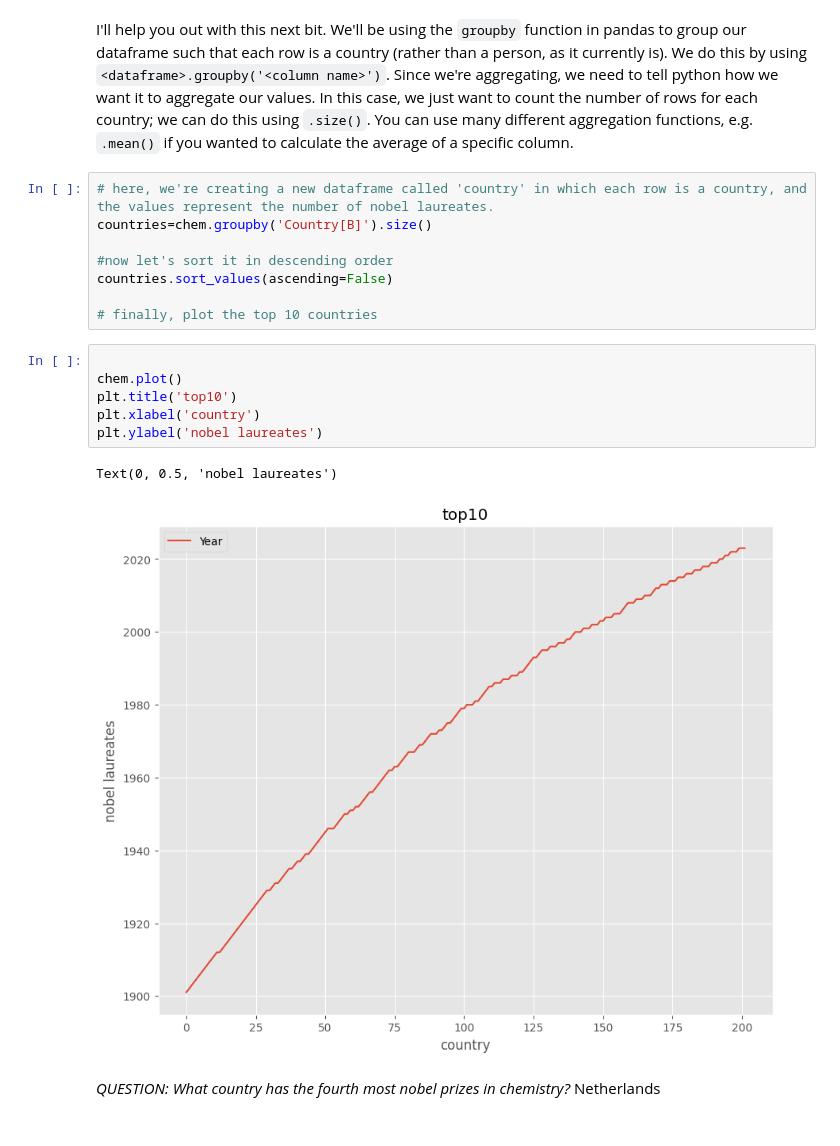
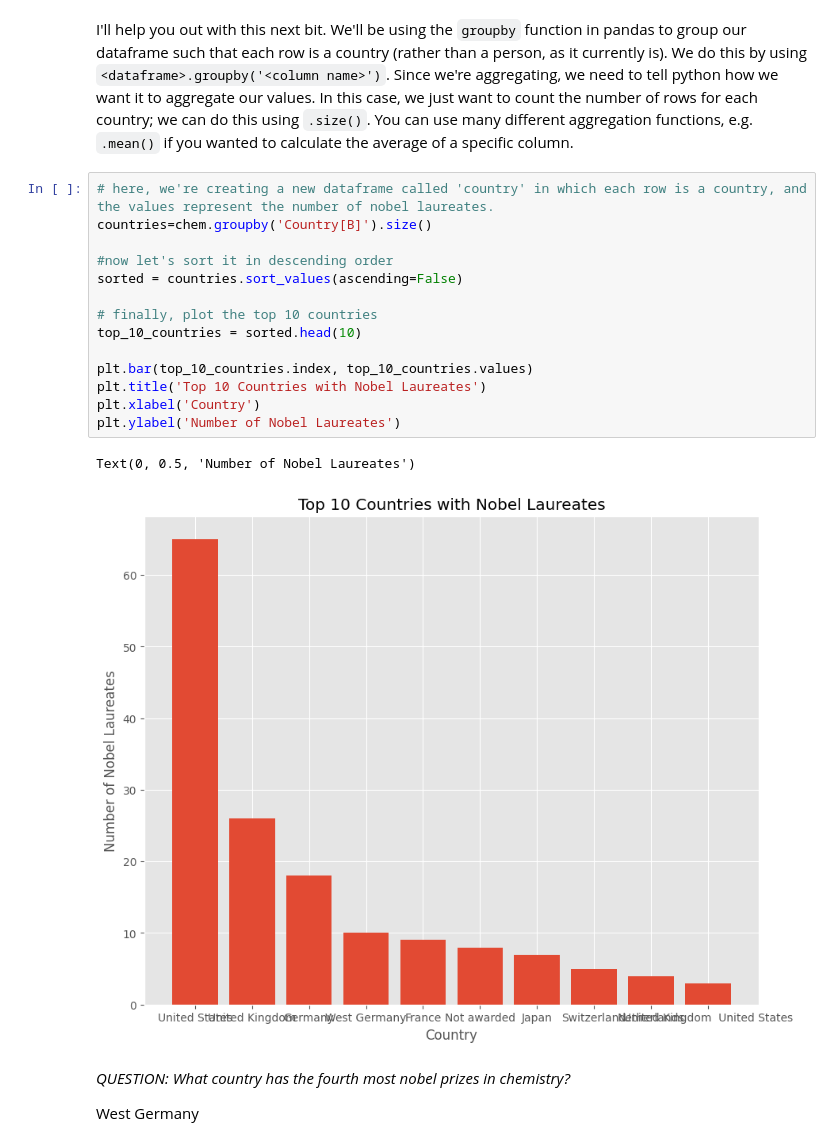
Before and after one commit to bofeng2268/QM-2, a Jupyter notebook: notebooks/W02. Pandas.ipynb, the cells around one changed output. Cells and saved outputs as stored; diff of their text form.

```diff
--- a/notebooks/W02. Pandas.ipynb
+++ b/notebooks/W02. Pandas.ipynb
@@ -509,20 +524,21 @@ I'll help you out with this next bit. We'll be using the `groupby` function in p
 # %%
 # here, we're creating a new dataframe called 'country' in which each row is a country, and the values represent the number of nobel laureates.
 countries=chem.groupby('Country[B]').size()
 
 #now let's sort it in descending order
-countries.sort_values(ascending=False)
+sorted = countries.sort_values(ascending=False)
 
 # finally, plot the top 10 countries
+top_10_countries = sorted.head(10)
+
+plt.bar(top_10_countries.index, top_10_countries.values)
+plt.title('Top 10 Countries with Nobel Laureates')
+plt.xlabel('Country')
+plt.ylabel('Number of Nobel Laureates')
+# %% [output]
+Text(0, 0.5, 'Number of Nobel Laureates')
+[figure, added]
-# %%
-
-chem.plot()
-plt.title('top10')
-plt.xlabel('country')
-plt.ylabel('nobel laureates')
-# %% [output]
-Text(0, 0.5, 'nobel laureates')
-[figure, removed]
 # %% [markdown]
 *QUESTION: What country has the fourth most nobel prizes in chemistry?*
-Netherlands
+
+West Germany
```
Also changed, not shown: parts of 17 cells of this notebook.
